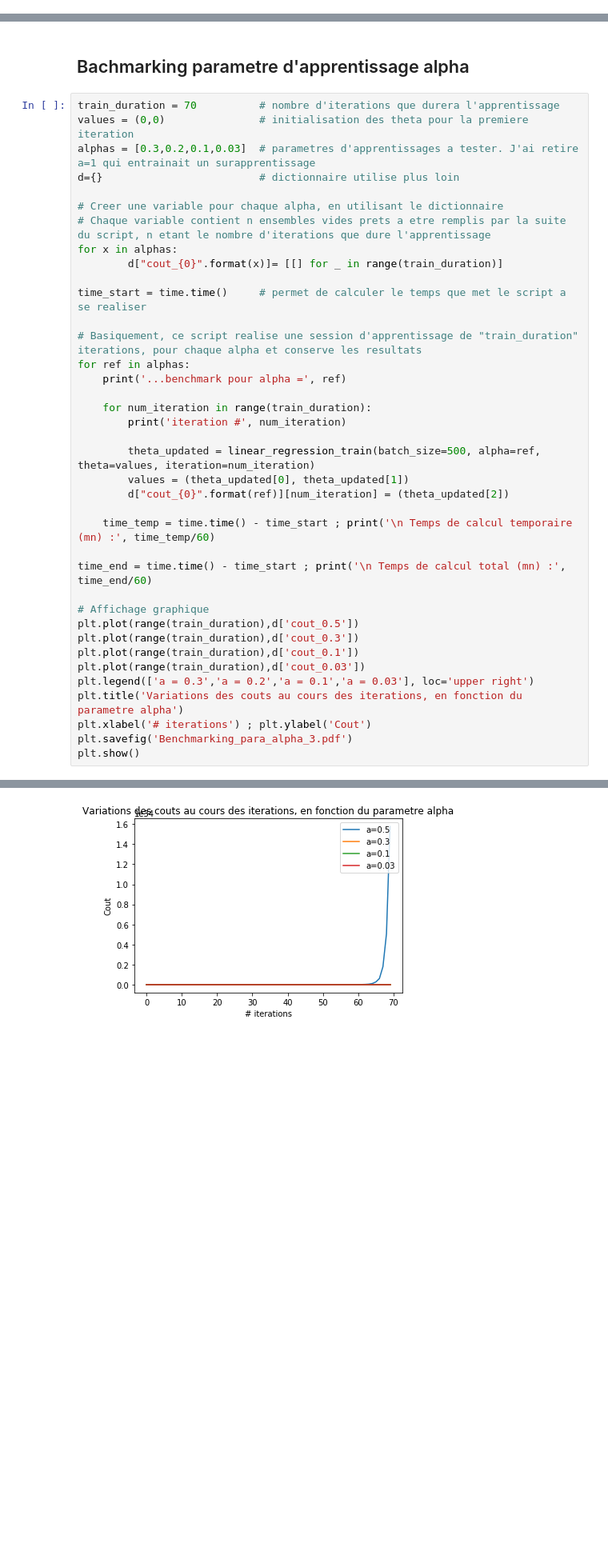
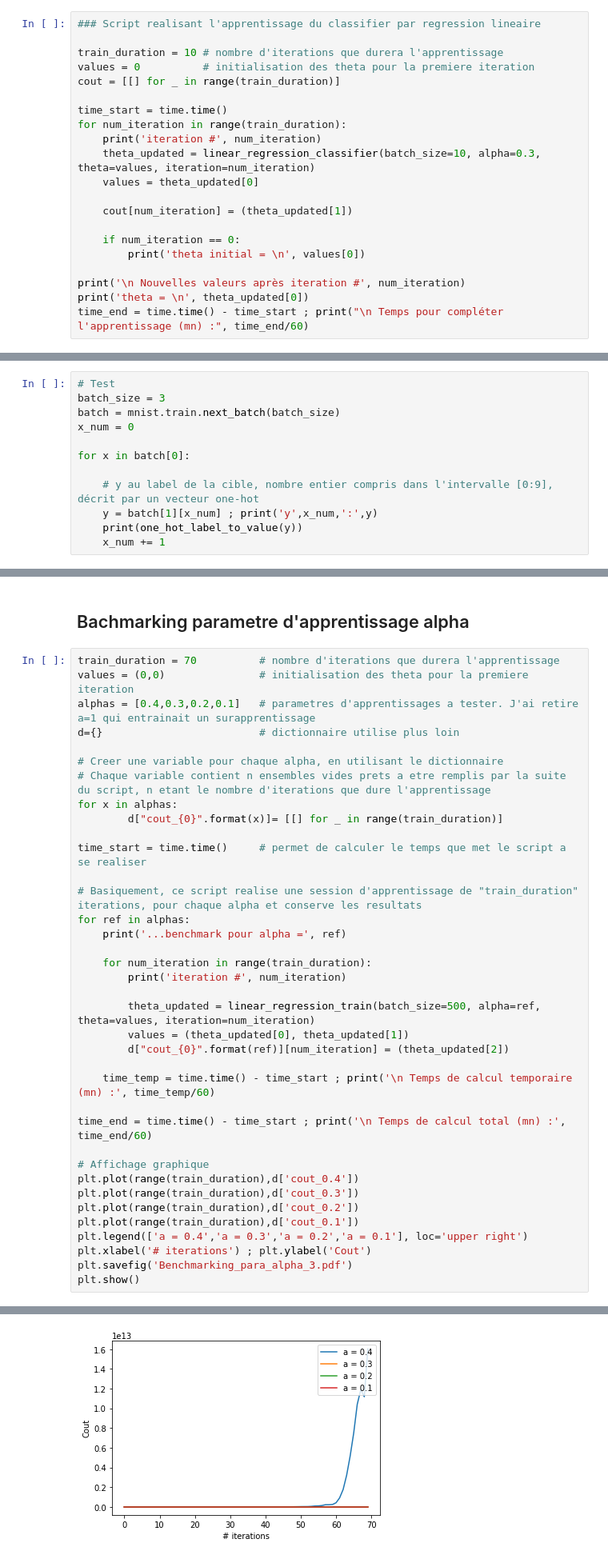
Before and after one commit to pierrealbiges/ActiveVision, a Jupyter notebook: Notebooks/Waveimage-tensorflow-pow3-encoding_P3ver.ipynb, the cells around one changed output, grey strips where cells are left out. Shown at 80% size. Saved outputs shown, nothing was run; the diff lists cells and outputs as text; blank space fills up the shorter version.

Commit message:
Intégration d'un classifier

```diff
--- a/Notebooks/Waveimage-tensorflow-pow3-encoding_P3ver.ipynb
+++ b/Notebooks/Waveimage-tensorflow-pow3-encoding_P3ver.ipynb
@@ -574,0 +650,21 @@ Mean process time (s) = 2.100944519042969e-05
+# %%
+### Script realisant l'apprentissage du classifier par regression lineaire
+
+train_duration = 10 # nombre d'iterations que durera l'apprentissage
+values = 0          # initialisation des theta pour la premiere iteration
+cout = [[] for _ in range(train_duration)]
+
+time_start = time.time()
+for num_iteration in range(train_duration):
+    print('iteration #', num_iteration)
+    theta_updated = linear_regression_classifier(batch_size=10, alpha=0.3, theta=values, iteration=num_iteration)
+    values = theta_updated[0]
+
+    cout[num_iteration] = (theta_updated[1])
+
+    if num_iteration == 0:
+        print('theta initial = \n', values[0])
+
+print('\n Nouvelles valeurs après iteration #', num_iteration)
+print('theta = \n', theta_updated[0])
+time_end = time.time() - time_start ; print("\n Temps pour compléter l'apprentissage (mn) :", time_end/60)
@@ -574,0 +689,12 @@ Mean process time (s) = 2.100944519042969e-05
+# %%
+# Test
+batch_size = 3
+batch = mnist.train.next_batch(batch_size)
+x_num = 0
+
+for x in batch[0]:
+
+    # y au label de la cible, nombre entier compris dans l'intervalle [0:9], décrit par un vecteur one-hot
+    y = batch[1][x_num] ; print('y',x_num,':',y)
+    print(one_hot_label_to_value(y))
+    x_num += 1
@@ -657,7 +790,7 @@ for x in test_batch[0]:
 # %%
 train_duration = 70          # nombre d'iterations que durera l'apprentissage
 values = (0,0)               # initialisation des theta pour la premiere iteration
-alphas = [0.3,0.2,0.1,0.03]  # parametres d'apprentissages a tester. J'ai retire a=1 qui entrainait un surapprentissage
+alphas = [0.4,0.3,0.2,0.1]   # parametres d'apprentissages a tester. J'ai retire a=1 qui entrainait un surapprentissage
 d={}                         # dictionnaire utilise plus loin
 
 # Creer une variable pour chaque alpha, en utilisant le dictionnaire
@@ -683,12 +816,11 @@ for ref in alphas:
 time_end = time.time() - time_start ; print('\n Temps de calcul total (mn) :', time_end/60)
 
 # Affichage graphique
-plt.plot(range(train_duration),d['cout_0.5'])
+plt.plot(range(train_duration),d['cout_0.4'])
 plt.plot(range(train_duration),d['cout_0.3'])
+plt.plot(range(train_duration),d['cout_0.2'])
 plt.plot(range(train_duration),d['cout_0.1'])
-plt.plot(range(train_duration),d['cout_0.03'])
-plt.legend(['a = 0.3','a = 0.2','a = 0.1','a = 0.03'], loc='upper right')
-plt.title('Variations des couts au cours des iterations, en fonction du parametre alpha')
+plt.legend(['a = 0.4','a = 0.3','a = 0.2','a = 0.1'], loc='upper right')
 plt.xlabel('# iterations') ; plt.ylabel('Cout')
 plt.savefig('Benchmarking_para_alpha_3.pdf')
 plt.show()
@@ -713 +845 @@ iteration # 10
-[figure, old version]
+[figure, new version]
```
Also changed, not shown: parts of 8 cells of this notebook.
